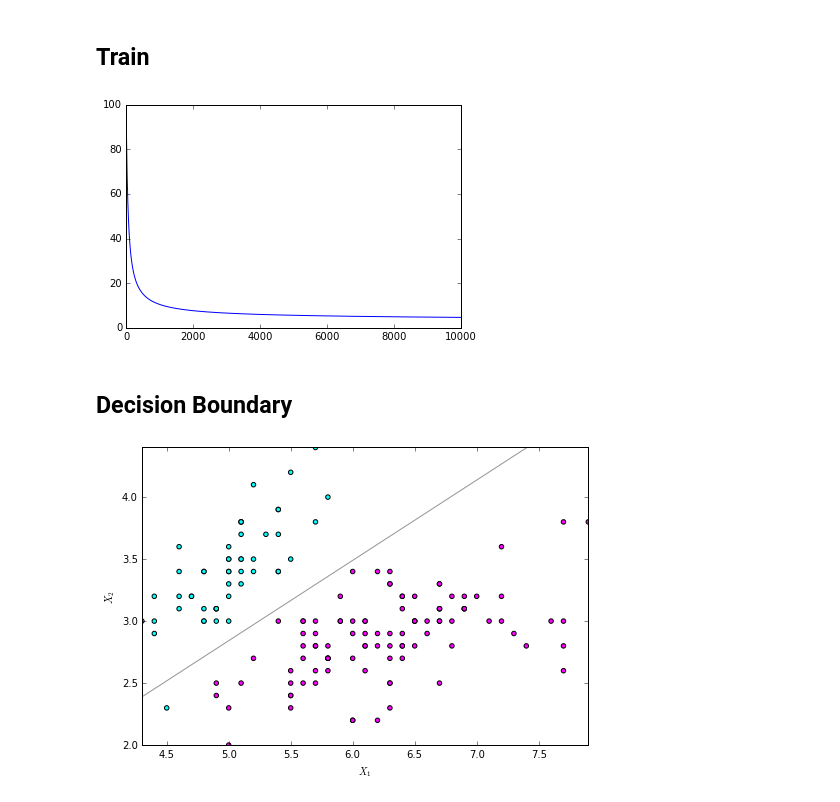
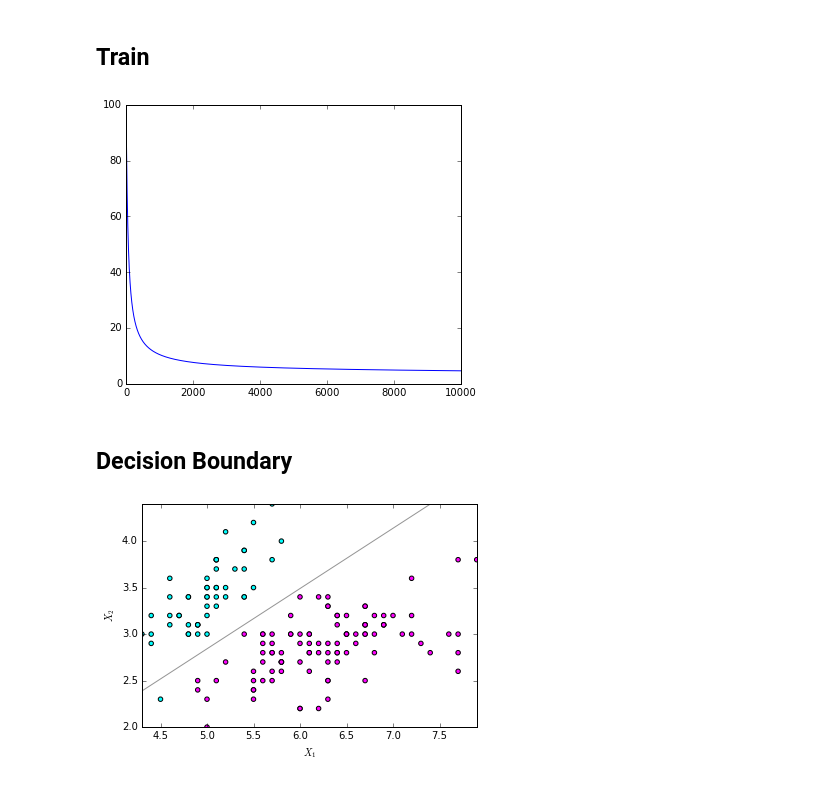
Before and after one commit to Meash/TensorFlow_Examples, a Jupyter notebook: linear_classification/ipython.ipynb, the cells around one changed output. Cells and saved outputs as stored; diff of their text form; code cells hidden in the pictures.

```diff
--- a/linear_classification/ipython.ipynb
+++ b/linear_classification/ipython.ipynb
@@ -71,22 +71,23 @@ def train(X, Z, W, b):
 # %%
 W = numpy.random.randn(1, 2) * 0.01
 b = numpy.random.randn(1) * 0.01
 
 train_loss = []
 validation_loss = []
 
 for _ in range(epochs):
     W, b = train(X, Z, W, b)
     train_loss.append(E(X, Z, W, b).mean())
 
-plt.plot(train_loss)
+f, ax = plt.subplots(figsize=(6, 5))
+ax.plot(train_loss)
 plt.show()
 # %% [output]
-[figure, old version]
+[figure, new version]
 # %% [markdown]
 ## Decision Boundary
 # %%
-f, ax = plt.subplots(figsize=(8, 6))
+f, ax = plt.subplots(figsize=(6, 5))
 # Training data
 ax.scatter(X[:, 0], X[:, 1], c=Z,
            cmap=plt.cm.cool)
@@ -106,4 +107,4 @@ ax.set(aspect="equal",
        xlabel="$X_1$", ylabel="$X_2$")
 plt.show()
 # %% [output]
-[figure, old version]
+[figure, new version]
```
Also changed, not shown: parts of 1 cell of this notebook.
